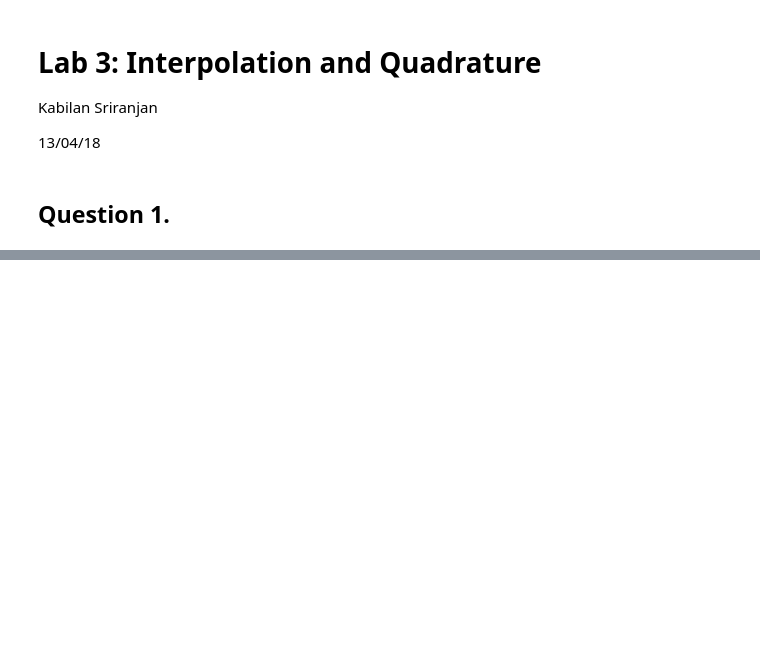
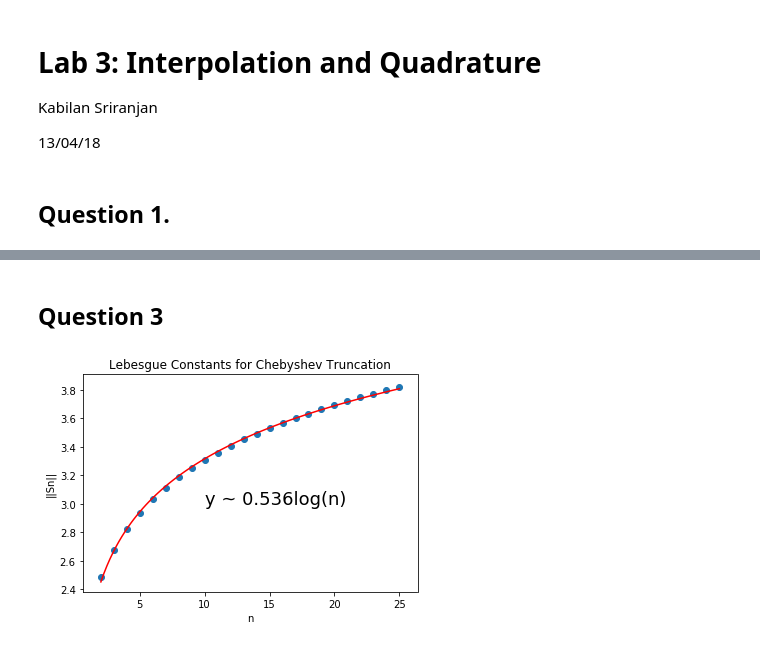
Before and after one commit to kabsri/NumericalAnalysis, a Jupyter notebook: Lab3.ipynb, the cells around one changed output, grey strips where cells are left out. Drawn from its saved outputs; the diff is of its cells as text; code cells hidden in the pictures; blank space fills up the shorter version.

```diff
--- a/Lab3.ipynb
+++ b/Lab3.ipynb
@@ -50,0 +125,45 @@ plt.show()
+# %% [markdown]
+## Question 3
+# %%
+def sCheby(n, theta):
+    return np.abs(np.sin((n+1/2)*theta)/(2*np.sin(theta/2)))
+
+def sNodes(n):
+    nodes = [0.000001]
+    k = 1
+    theta = k*np.pi/((n+0.5)*3)
+    while theta < np.pi:
+        nodes.append(theta)
+        k = k+1
+        theta = k*np.pi/((n+0.5)*3)
+    nodes.append(np.pi)
+    return nodes
+
+def SCheby(n):
+    nodes = sNodes(n)
+    area = 0
+    for i in range(0, len(nodes)-1):
+        left = sCheby(n, nodes[i])
+        right = sCheby(n, nodes[i+1])
+        area = area+((left+right)/2)*(nodes[i+1]-nodes[i])
+    return area
+
+minimum = 2
+maximum = 25
+n = np.array(range(minimum, maximum+1))
+Ss = []
+for i in n:
+    Ss.append(SCheby(i))
+
+fit = np.polyfit(np.log(n), Ss, deg=1)
+x = np.linspace(minimum, maximum, 100)
+y = fit[1] + fit[0]*np.log(x)
+plt.plot(x, y, color="red")
+plt.scatter(n, Ss)
+plt.text(10,3,"y ~ "+str(round(fit[0], 3))+"log(n)", fontsize=18)
+plt.title("Lebesgue Constants for Chebyshev Truncation")
+plt.xlabel("n")
+plt.ylabel("||Sn||")
+plt.show()
+# %% [output]
+[figure, added]
```
Also changed, not shown: parts of 7 cells of this notebook.
